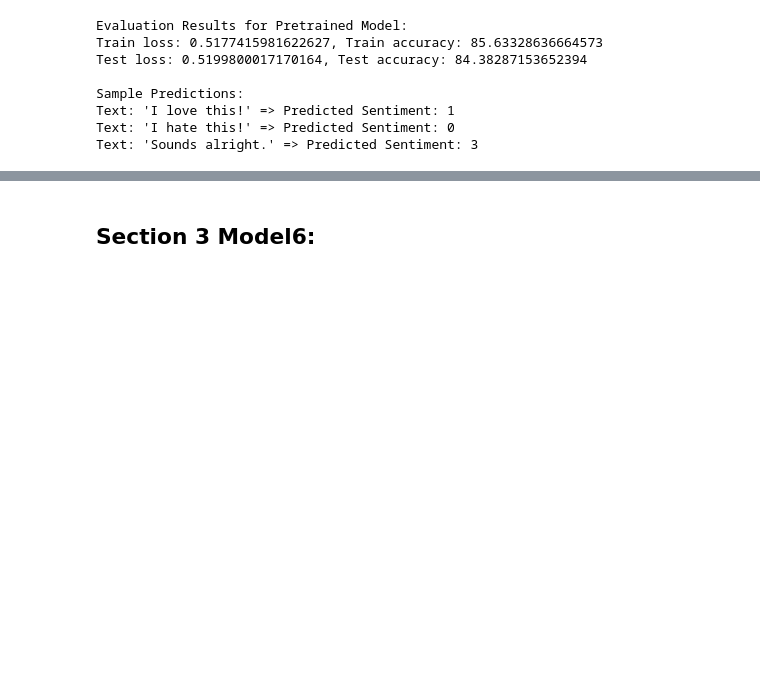
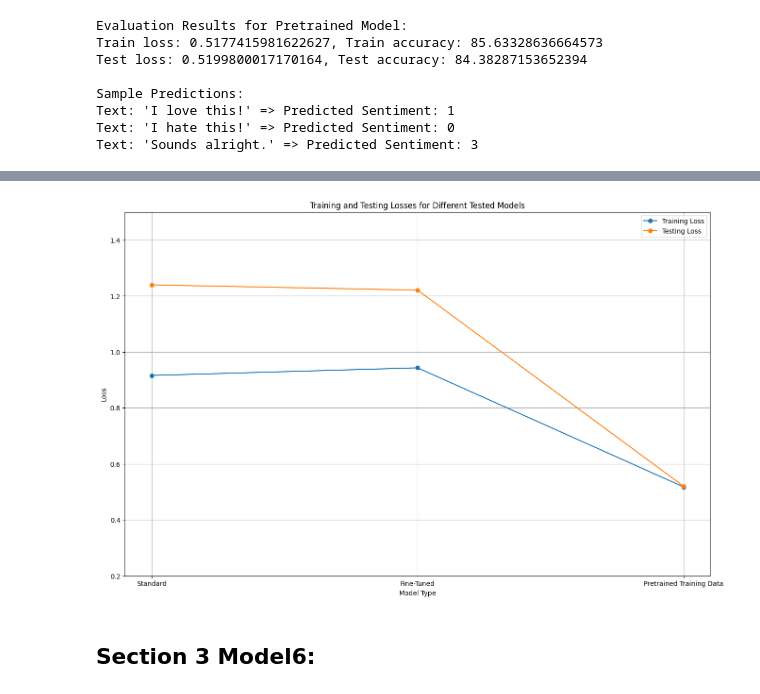
Before and after one commit to PhurinutR/twitter-sentiment-analysis, a Jupyter notebook: model_compare.ipynb, the cells around one changed output, grey strips where cells are left out. Cells and saved outputs as stored; diff of their text form; code cells hidden in the pictures; blank space fills up the shorter version.

```diff
--- a/model_compare.ipynb
+++ b/model_compare.ipynb
@@ -469,3 +518,18 @@ Text: 'Sounds alright.' => Predicted Sentiment: 3
+# %%
+# Plotting
+plt.figure(figsize=(16, 10))
+plt.plot(x, train_losses, marker='o', label='Training Loss')
+plt.plot(x, test_losses, marker='o', label='Testing Loss')
+plt.xticks(x, models)
+plt.ylim(0.2, 1.5)
+plt.xlabel('Model Type')
+plt.ylabel('Loss')
+plt.title('Training and Testing Losses for Different Tested Models')
+plt.legend()
+plt.grid(True)
+plt.show()
+# %% [output]
+[figure, added]
 # %% [markdown]
 ## Section 3 Model6:
 # %%
```
Also changed, not shown: parts of 7 cells of this notebook.
